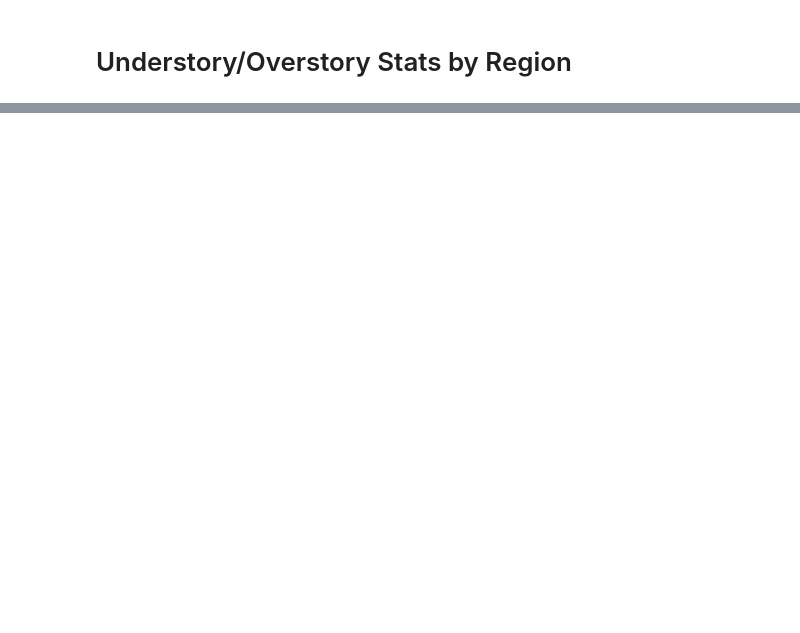
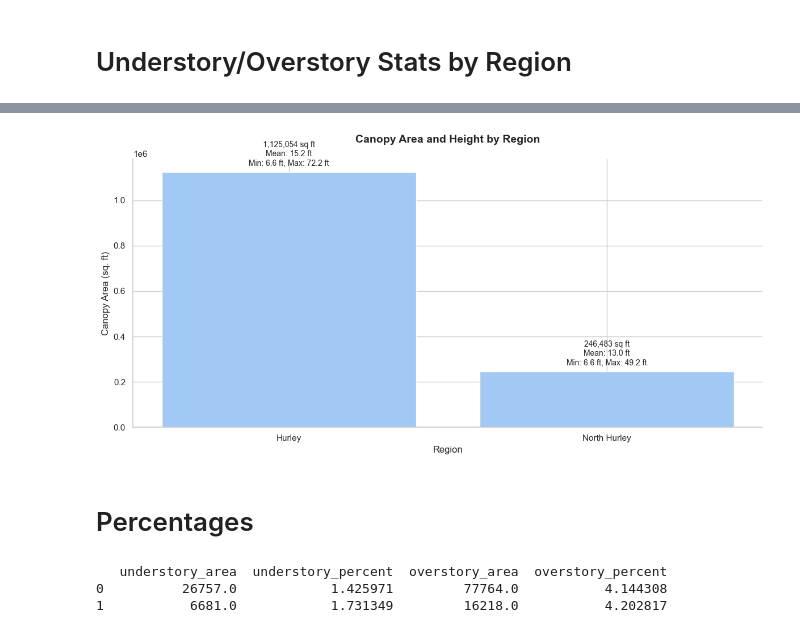
Before and after one commit to SIG-NAL-DS/SWCFN, a Jupyter notebook: hurley/tc_stats_hurley_ft.ipynb, the cells around one changed output, grey strips where cells are left out. Cells and saved outputs as stored; diff of their text form; code cells hidden in the pictures; blank space fills up the shorter version.

```diff
--- a/hurley/tc_stats_hurley_ft.ipynb
+++ b/hurley/tc_stats_hurley_ft.ipynb
@@ -174,5 +70,5 @@ nm_path = r"C:\Users\bsf31\Documents\data\NM\nm_vector.gpkg"
 gdf = gpd.read_file(nm_path, layer='hurley')
 # %%
 def canopy_area(arr, mask):
-    valid_data = np.isfinite(arr) & (arr > canopy_threshold)
+    valid_data = np.isfinite(arr) & (arr >= canopy_threshold)
     return np.sum(valid_data) * pixel_area * square_meters_to_square_feet
@@ -210,0 +217,55 @@ zonal_df
+# %%
+
+
+
+# Setup figure
+fig, ax = plt.subplots(figsize=(12, 6))
+
+# Draw bar chart
+bars = ax.bar(
+    grouped_stats["place"],
+    grouped_stats["canopy_area"]
+)
+
+# Add area + height annotations to each bar
+for i, bar in enumerate(bars):
+    height = bar.get_height()
+    region = grouped_stats.iloc[i]
+
+    mean_ht = region["canopy_mean"]
+    min_ht = region["canopy_min"]
+    max_ht = region["canopy_max"]
+
+    label = (
+        f"{height:,.0f} sq ft\n"
+        f"Mean: {mean_ht:.1f} ft\n"
+        f"Min: {min_ht:.1f} ft, Max: {max_ht:.1f} ft"
+    )
+
+    ax.text(
+        bar.get_x() + bar.get_width() / 2,
+        height + 20000,
+        label,
+        ha='center',
+        va='bottom',
+        fontsize=10
+    )
+
+# Titles and styling
+ax.set_title(
+    f"Canopy Area and Height by Region\n",
+    fontsize=14,
+    weight='bold'
+)
+ax.set_xlabel("Region", fontsize=12)
+ax.set_ylabel("Canopy Area (sq. ft)", fontsize=12)
+ax.tick_params(axis='x', labelsize=11)
+ax.tick_params(axis='y', labelsize=11)
+ax.spines[['top', 'right']].set_visible(False)
+
+plt.tight_layout()
+plt.show()
+# %% [output]
+[figure, added]
+# %% [markdown]
+# Percentages
@@ -210,0 +308,6 @@ zonal_df
+# %%
+print(stats_df)
+# %% [output]
+   understory_area  understory_percent  overstory_area  overstory_percent
+0          26757.0            1.425971         77764.0           4.144308
+1           6681.0            1.731349         16218.0           4.202817
```
Also changed, not shown: parts of 57 cells of this notebook, 42 other files.
